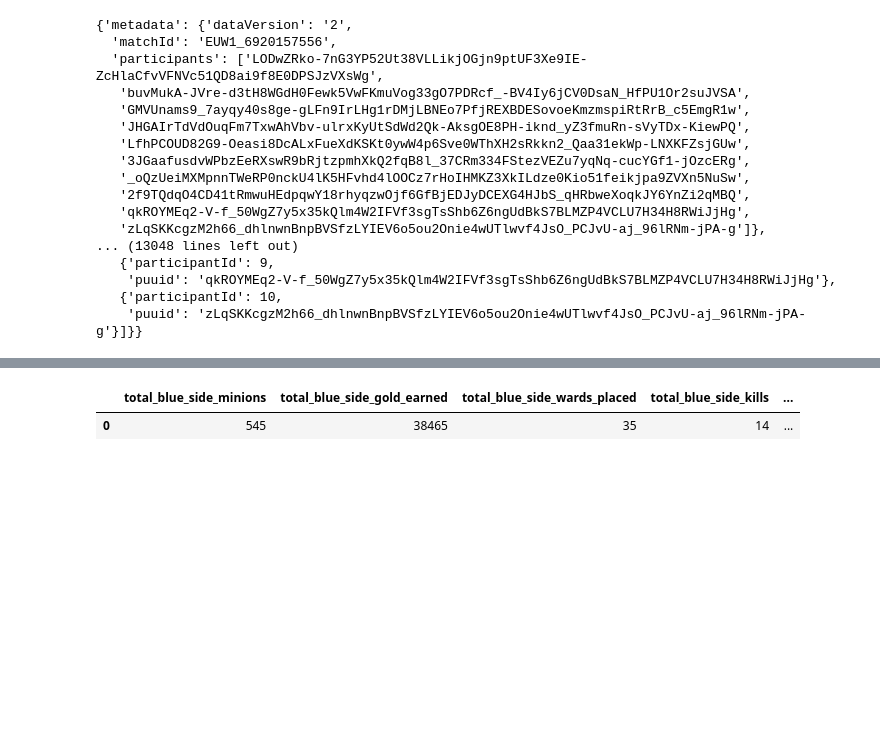
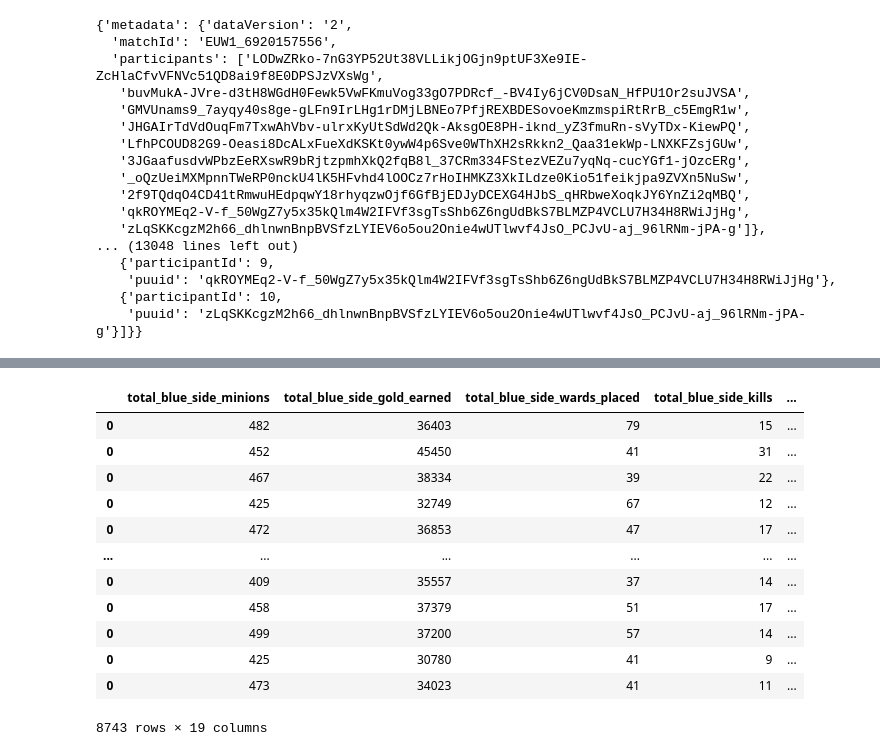
Before and after one commit to mohammad20306/Dissertation, a Jupyter notebook: get_match_at_twenty.ipynb, the cells around one changed output, grey strips where cells are left out. Cells and saved outputs as stored; diff of their text form; code cells hidden in the pictures; blank space fills up the shorter version.

```diff
--- a/get_match_at_twenty.ipynb
+++ b/get_match_at_twenty.ipynb
@@ -168,8 +233,8 @@ def get_specific_match_stats_at_twenty(data):
 
 
 
-    if len(data['info']['frames']) < 21:
-        print('Game is shorter than 20 minutes')
+    #if len(data['info']['frames']) < 21:
+        #print('Game is shorter than 20 minutes')
 
     #else:
     #getting if blue side won or not (target variable, 1= blue, 0 = red)
@@ -179,12 +244,12 @@ def get_specific_match_stats_at_twenty(data):
                 blue_side_won+=1
 
     for participant in blue_side:
-        total_blue_side_minions += data['info']['frames'][20]['participantFrames'][str(participant['participantId'])]['minionsKilled']
-        total_blue_side_gold_earned+= data['info']['frames'][20]['participantFrames'][str(participant['participantId'])]['totalGold']
+        total_blue_side_minions += data['info']['frames'][19]['participantFrames'][str(participant['participantId'])]['minionsKilled']
+        total_blue_side_gold_earned+= data['info']['frames'][19]['participantFrames'][str(participant['participantId'])]['totalGold']
 
     for participant in red_side:
-        total_red_side_minions += data['info']['frames'][20]['participantFrames'][str(participant['participantId'])]['minionsKilled']
-        total_red_side_gold_earned+= data['info']['frames'][20]['participantFrames'][str(participant['participantId'])]['totalGold']
+        total_red_side_minions += data['info']['frames'][19]['participantFrames'][str(participant['participantId'])]['minionsKilled']
+        total_red_side_gold_earned+= data['info']['frames'][19]['participantFrames'][str(participant['participantId'])]['totalGold']
 
 
     #for loop to iterate over the events that occurred at the first 20 minutes/'frames' in the game
@@ -286,12 +335,20 @@ all_match_id_list
 # %%
-match_ids = all_match_id_list[0:30]
-dfs = pd.DataFrame()  # Initialize an empty list to hold the data frames
+match_ids = unique_match_id_list
+dfs = pd.DataFrame()  #empty dataframe to hold all our data
 
 for match_id in match_ids:
-    game = get_match_info_at_twenty(matchId=match_id)
-    if len(game['info']['frames']) >=20:  # Check if the game has at least 21 frames
-        match_df = get_specific_match_stats_at_twenty(game)
-        dfs=pd.concat([dfs, match_df])
-    else:
-        print(f"Match ID {match_id} is shorter than 20 minutes. Skipping...")
+    try:
+        game = get_match_info_at_twenty(matchId=match_id)
+
+        if game is None:
+            print(f'{match_id} is none. skip')
+            continue
+
+        if len(game['info']['frames']) >=20:  # Check if the game is at least 20 mintues long
+            match_df = get_specific_match_stats_at_twenty(game)
+            dfs=pd.concat([dfs, match_df])
+        else:
+            print(f"Match ID {match_id} is shorter than 20 minutes.")
+    except TypeError as e:
+        print(f'error with {match_id}: {e}')
 # %% [output]
@@ -345,5 +376,16 @@ get_match_info_at_twenty(matchId='EUW1_6922507359')
-# %%
-get_specific_match_stats_at_twenty(data=get_match_info_at_twenty(matchId='EUW1_6929486741'))
-# %% [output]
-|  | total_blue_side_minions | total_blue_side_gold_earned | total_blue_side_wards_placed | total_blue_side_kills | ... |
-| 0 | 545 | 38465 | 35 | 14 | ... |
+# %%
+dfs
+# %% [output]
+|  | total_blue_side_minions | total_blue_side_gold_earned | total_blue_side_wards_placed | total_blue_side_kills | ... |
+| 0 | 482 | 36403 | 79 | 15 | ... |
+| 0 | 452 | 45450 | 41 | 31 | ... |
+| 0 | 467 | 38334 | 39 | 22 | ... |
+| 0 | 425 | 32749 | 67 | 12 | ... |
+| 0 | 472 | 36853 | 47 | 17 | ... |
+| ... | ... | ... | ... | ... | ... |
+| 0 | 409 | 35557 | 37 | 14 | ... |
+| 0 | 458 | 37379 | 51 | 17 | ... |
+| 0 | 499 | 37200 | 57 | 14 | ... |
+| 0 | 425 | 30780 | 41 | 9 | ... |
+| 0 | 473 | 34023 | 41 | 11 | ... |
+8743 rows × 19 columns
```
Also changed, not shown: parts of 16 cells of this notebook, 2 other files.
